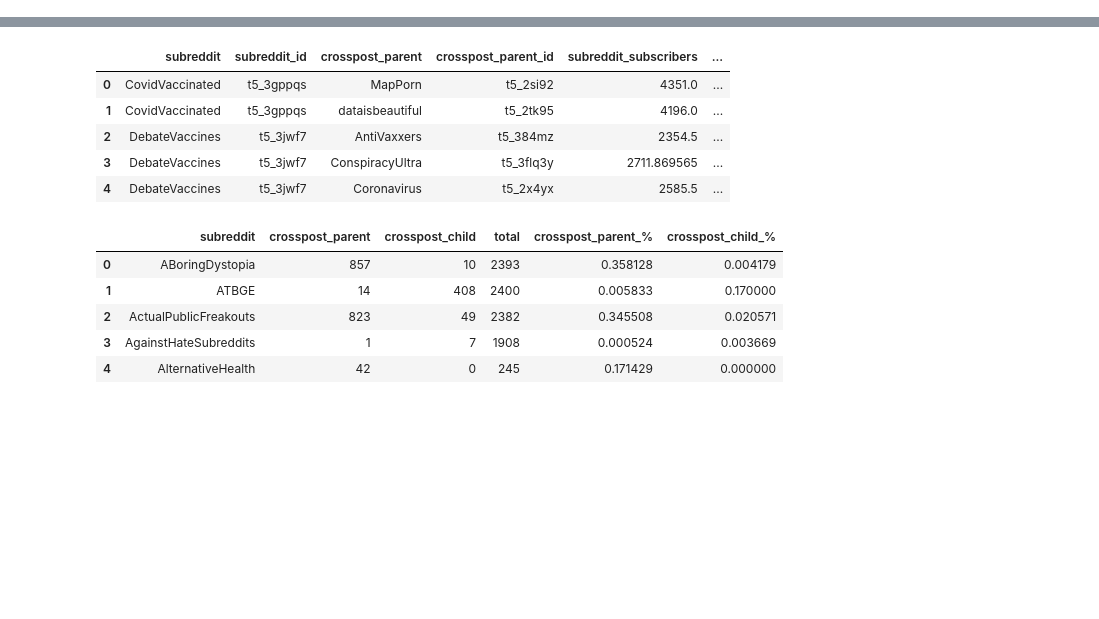
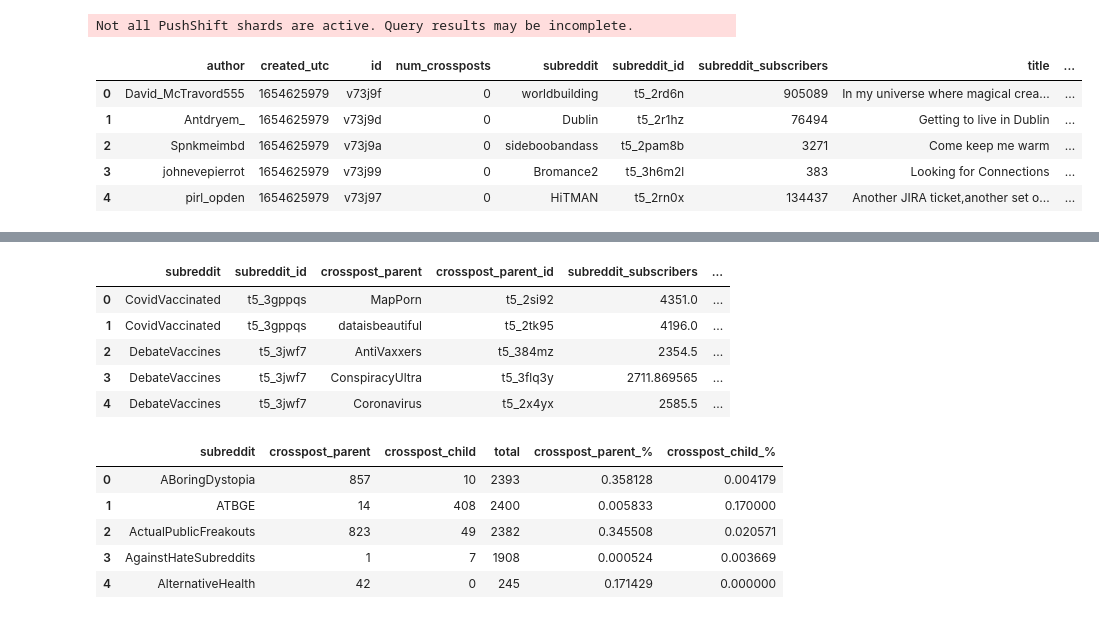
Before and after one commit to jvschlierf/networkthesis, a Jupyter notebook: Test_run/test.ipynb, the cells around one changed output, grey strips where cells are left out. Cells and saved outputs as stored; diff of their text form; code cells hidden in the pictures; blank space fills up the shorter version.

```diff
--- a/Test_run/test.ipynb
+++ b/Test_run/test.ipynb
@@ -31,5 +32,16 @@ api = PushshiftAPI()
 # %%
 gen2 = api.search_submissions(
     filter=[ 'id', 'url', 'title', 'subreddit', 'subreddit_id', 'subreddit_subscribers',
-        'num_crossposts', 'crosspost_parent', 'created_utc', 'author'],
-    limit= 10)
+        'num_crossposts', 'crosspost_parent', 'crosspost_parent_list', 'created_utc', 'author'],
+    limit= 100)
+
+temp = pd.DataFrame([thing for thing in gen2])
+temp.head()
+# %% [output]
+Not all PushShift shards are active. Query results may be incomplete.
+|  | author | created_utc | id | num_crossposts | subreddit | subreddit_id | subreddit_subscribers | title | ... |
+| 0 | David_McTravord555 | 1654625979 | v73j9f | 0 | worldbuilding | t5_2rd6n | 905089 | In my universe where magical crea... | ... |
+| 1 | Antdryem_ | 1654625979 | v73j9d | 0 | Dublin | t5_2r1hz | 76494 | Getting to live in Dublin | ... |
+| 2 | Spnkmeimbd | 1654625979 | v73j9a | 0 | sideboobandass | t5_2pam8b | 3271 | Come keep me warm | ... |
+| 3 | johnevepierrot | 1654625979 | v73j99 | 0 | Bromance2 | t5_3h6m2l | 383 | Looking for Connections | ... |
+| 4 | pirl_opden | 1654625979 | v73j97 | 0 | HiTMAN | t5_2rn0x | 134437 | Another JIRA ticket,another set o... | ... |
```
Also changed, not shown: parts of 7 cells of this notebook.
